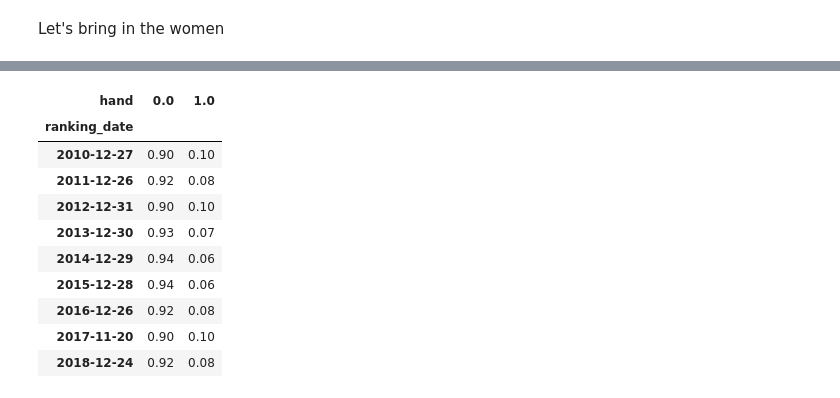
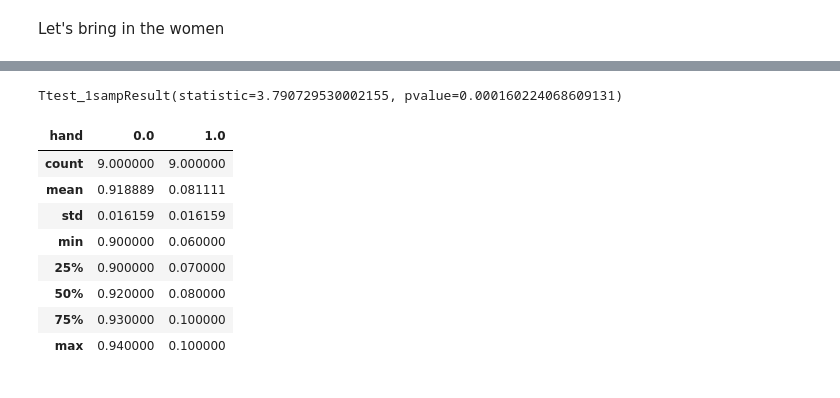
Before and after one commit to LambdaSchool/DS-Unit-1-Sprint-5-Data-Storytelling-Blog-Post, a Jupyter notebook: Project1.ipynb, the cells around one changed output, grey strips where cells are left out. Cells and saved outputs as stored; diff of their text form; code cells hidden in the pictures.

```diff
--- a/Project1.ipynb
+++ b/Project1.ipynb
@@ -163,14 +193,16 @@ ATPct
+# %%
+stats.ttest_1samp(atpdf['hand'], .10)
+# %% [output]
+Ttest_1sampResult(statistic=3.790729530002155, pvalue=0.000160224068609131)
 # %%
-WTAct
+WTAct.describe()
 # %% [output]
 | hand | 0.0 | 1.0 |
-| ranking_date |  |  |
-| 2010-12-27 | 0.90 | 0.10 |
-| 2011-12-26 | 0.92 | 0.08 |
-| 2012-12-31 | 0.90 | 0.10 |
-| 2013-12-30 | 0.93 | 0.07 |
-| 2014-12-29 | 0.94 | 0.06 |
-| 2015-12-28 | 0.94 | 0.06 |
-| 2016-12-26 | 0.92 | 0.08 |
-| 2017-11-20 | 0.90 | 0.10 |
-| 2018-12-24 | 0.92 | 0.08 |
+| count | 9.000000 | 9.000000 |
+| mean | 0.918889 | 0.081111 |
+| std | 0.016159 | 0.016159 |
+| min | 0.900000 | 0.060000 |
+| 25% | 0.900000 | 0.070000 |
+| 50% | 0.920000 | 0.080000 |
+| 75% | 0.930000 | 0.100000 |
+| max | 0.940000 | 0.100000 |
```
Also changed, not shown: parts of 9 cells of this notebook.
